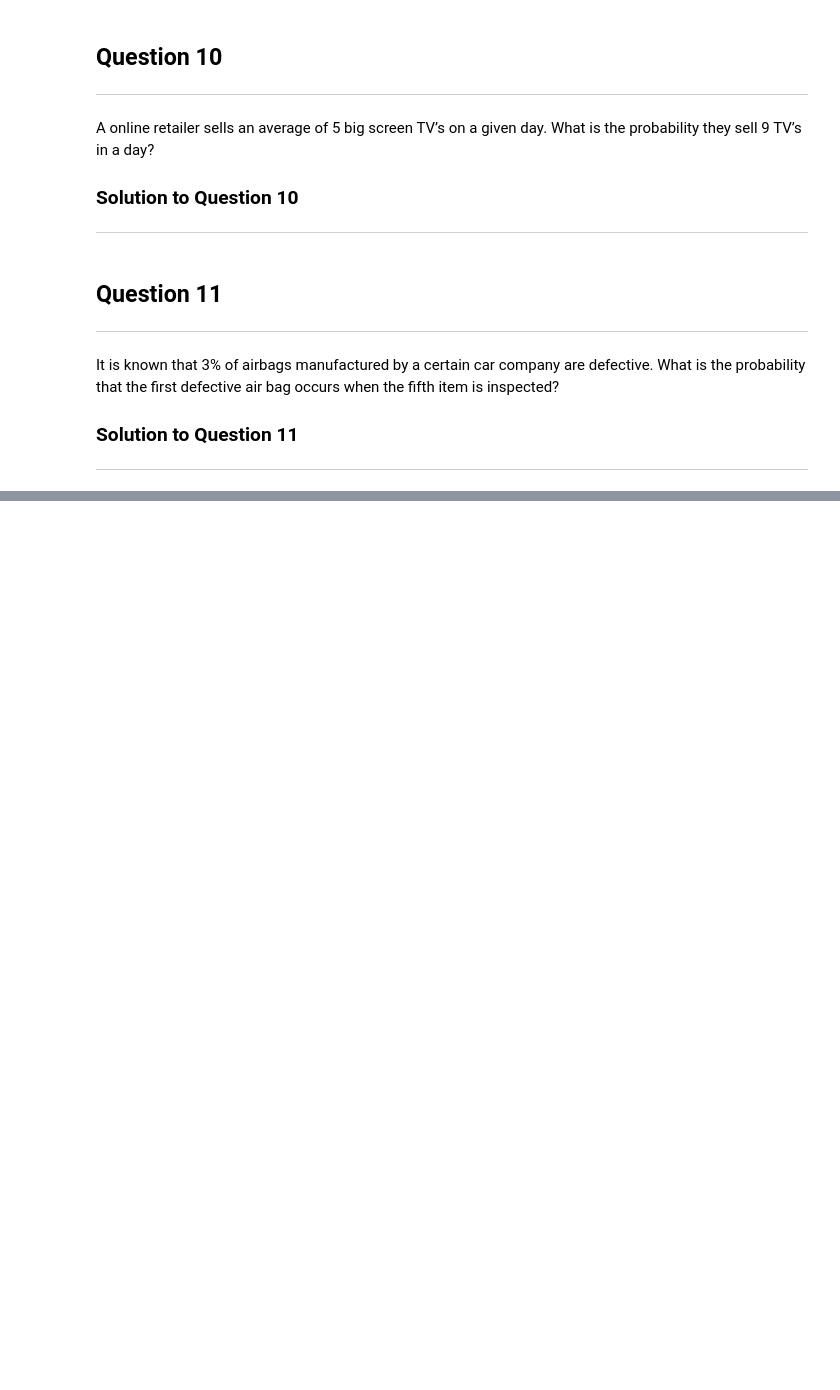
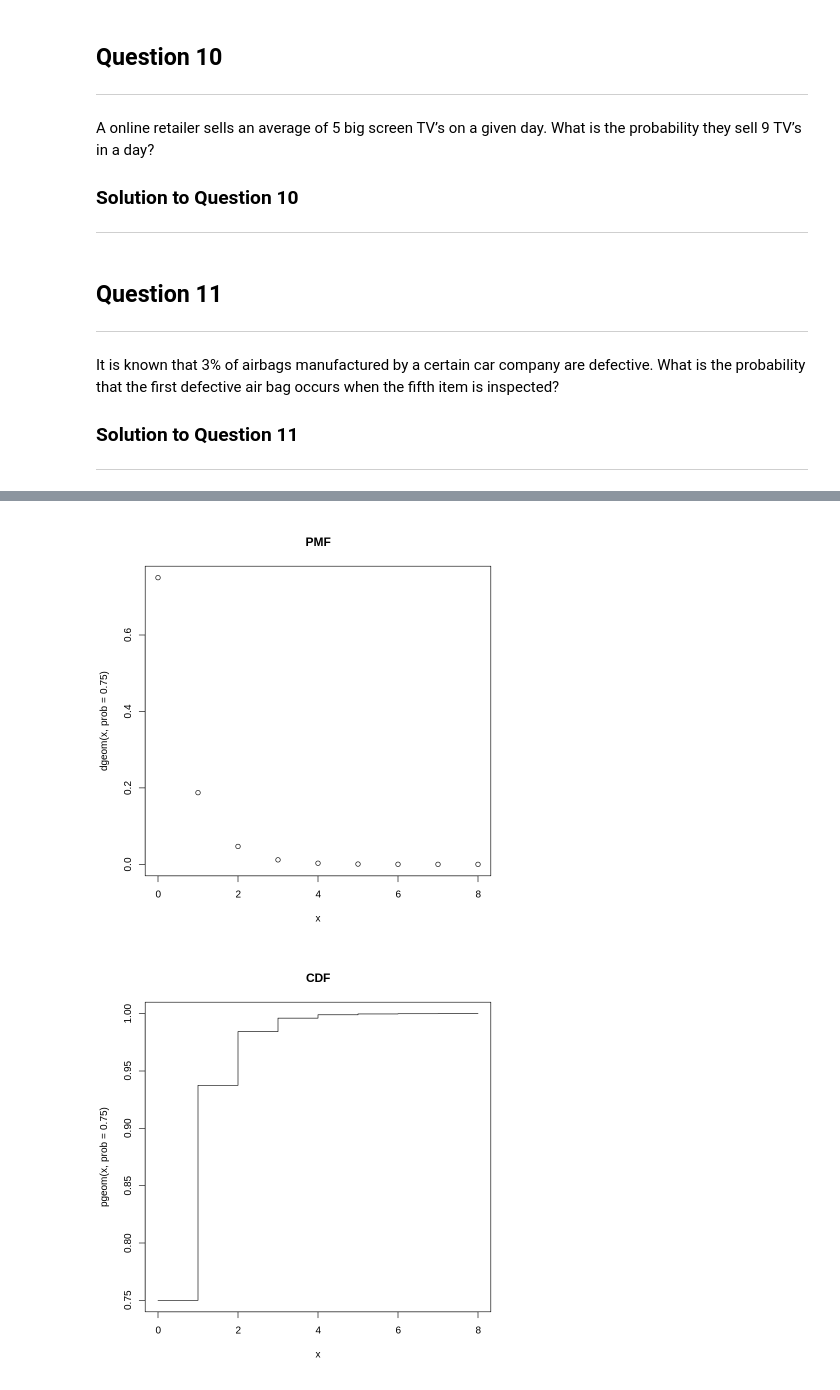
Before and after one commit to CU-Denver-MathStats-OER/Statistical-Theory, a Jupyter notebook: Chap2/07-Common-Discrete-RandVar.ipynb, the cells around one changed output, grey strips where cells are left out. Drawn from its saved outputs; the diff is of its cells as text; code cells hidden in the pictures; blank space fills up the shorter version.

```diff
--- a/Chap2/07-Common-Discrete-RandVar.ipynb
+++ b/Chap2/07-Common-Discrete-RandVar.ipynb
@@ -746,0 +778,13 @@ $$f(x; \lambda) = \left\{ \begin{array}{ll}  e^{-\lambda} \dfrac{\lambda^x}{x!}
+# %%
+x <- 0:8
+
+plot(x, dgeom(x, prob=0.75),
+     type='p',  # point plot
+     main='PMF')
+
+plot(x, pgeom(x, prob=0.75),
+     type='s',  # stairs plot
+     main='CDF')
+# %% [output]
+[figure, added]
+[figure, added]
```
Also changed, not shown: parts of 13 cells of this notebook.
